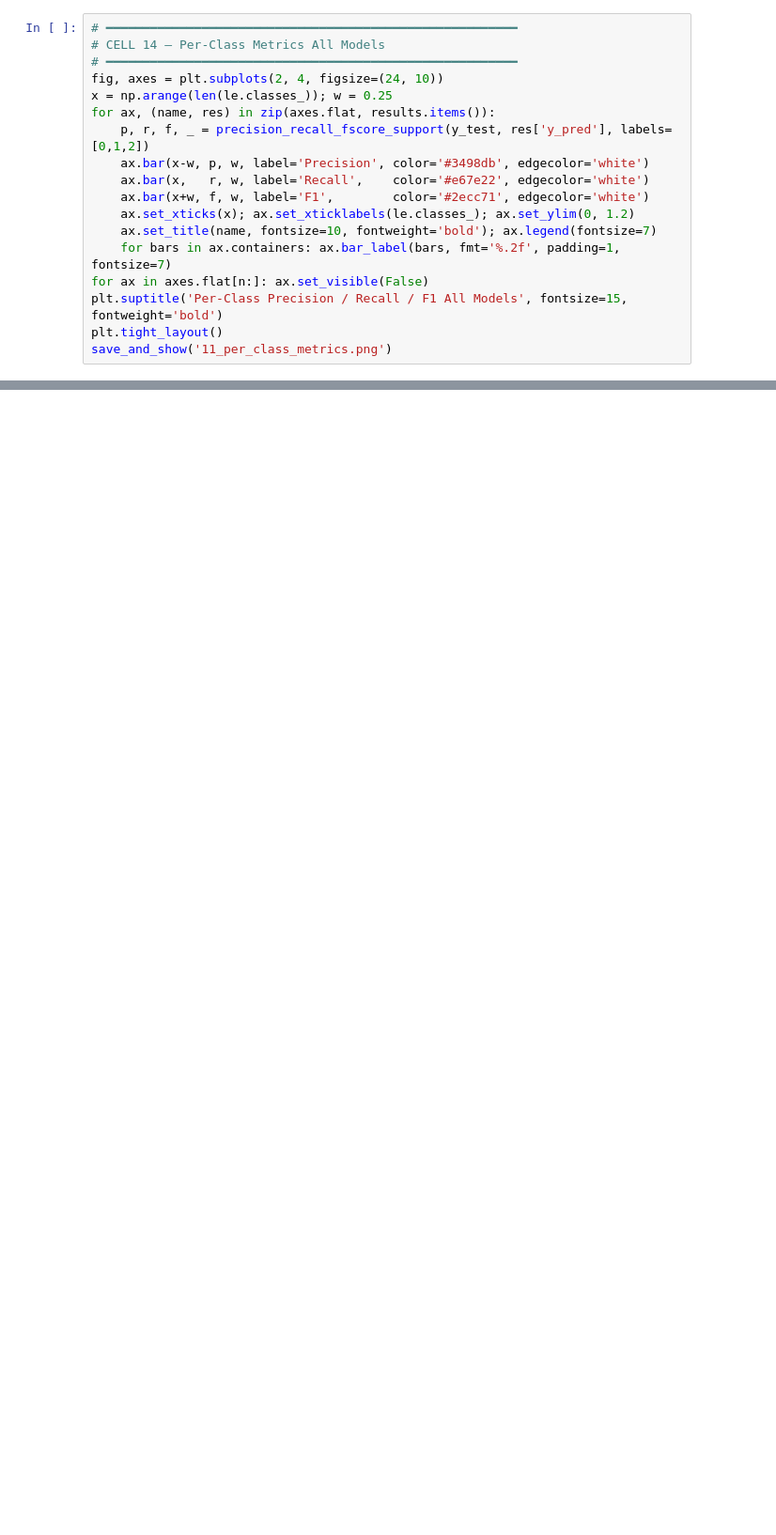
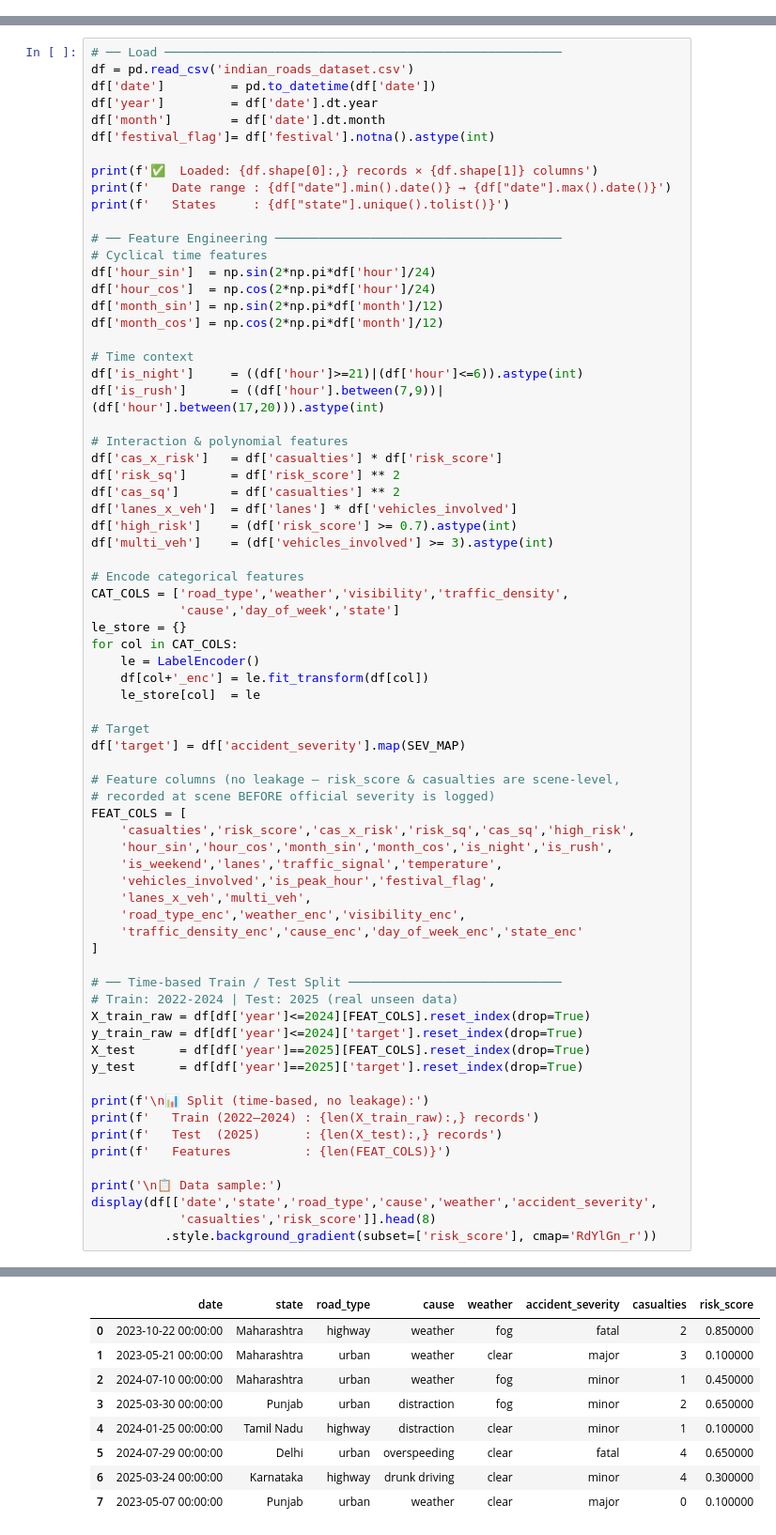
Before and after one commit to Divyansh2602/2026_accident_model, a Jupyter notebook: indian_roads_2026.ipynb, the cells around one changed output, grey strips where cells are left out. Shown at 94% size. Cells and saved outputs as stored; diff of their text form; blank space fills up the shorter version.

```diff
--- a/indian_roads_2026.ipynb
+++ b/indian_roads_2026.ipynb
@@ -475,18 +0,0 @@ save_and_show('10_all_confusion_matrices.png')
-# %%
-# ━━━━━━━━━━━━━━━━━━━━━━━━━━━━━━━━━━━━━━━━━━━━━━━━━━━━━━━━
-# CELL 14 — Per-Class Metrics All Models
-# ━━━━━━━━━━━━━━━━━━━━━━━━━━━━━━━━━━━━━━━━━━━━━━━━━━━━━━━━
-fig, axes = plt.subplots(2, 4, figsize=(24, 10))
-x = np.arange(len(le.classes_)); w = 0.25
-for ax, (name, res) in zip(axes.flat, results.items()):
-    p, r, f, _ = precision_recall_fscore_support(y_test, res['y_pred'], labels=[0,1,2])
-    ax.bar(x-w, p, w, label='Precision', color='#3498db', edgecolor='white')
-    ax.bar(x,   r, w, label='Recall',    color='#e67e22', edgecolor='white')
-    ax.bar(x+w, f, w, label='F1',        color='#2ecc71', edgecolor='white')
-    ax.set_xticks(x); ax.set_xticklabels(le.classes_); ax.set_ylim(0, 1.2)
-    ax.set_title(name, fontsize=10, fontweight='bold'); ax.legend(fontsize=7)
-    for bars in ax.containers: ax.bar_label(bars, fmt='%.2f', padding=1, fontsize=7)
-for ax in axes.flat[n:]: ax.set_visible(False)
-plt.suptitle('Per-Class Precision / Recall / F1 All Models', fontsize=15, fontweight='bold')
-plt.tight_layout()
-save_and_show('11_per_class_metrics.png')
@@ -812,0 +85,72 @@ casualties, vehicles_involved etc). Fatal class is predicted
+# %%
+# ── Load ──────────────────────────────────────────────────────
+df = pd.read_csv('indian_roads_dataset.csv')
+df['date']         = pd.to_datetime(df['date'])
+df['year']         = df['date'].dt.year
+df['month']        = df['date'].dt.month
+df['festival_flag']= df['festival'].notna().astype(int)
+
+print(f'✅  Loaded: {df.shape[0]:,} records × {df.shape[1]} columns')
+print(f'   Date range : {df["date"].min().date()} → {df["date"].max().date()}')
+print(f'   States     : {df["state"].unique().tolist()}')
+
+# ── Feature Engineering ───────────────────────────────────────
+# Cyclical time features
+df['hour_sin']  = np.sin(2*np.pi*df['hour']/24)
+df['hour_cos']  = np.cos(2*np.pi*df['hour']/24)
+df['month_sin'] = np.sin(2*np.pi*df['month']/12)
+df['month_cos'] = np.cos(2*np.pi*df['month']/12)
+
+# Time context
+df['is_night']     = ((df['hour']>=21)|(df['hour']<=6)).astype(int)
+df['is_rush']      = ((df['hour'].between(7,9))|(df['hour'].between(17,20))).astype(int)
+
+# Interaction & polynomial features
+df['cas_x_risk']   = df['casualties'] * df['risk_score']
+df['risk_sq']      = df['risk_score'] ** 2
+df['cas_sq']       = df['casualties'] ** 2
+df['lanes_x_veh']  = df['lanes'] * df['vehicles_involved']
+df['high_risk']    = (df['risk_score'] >= 0.7).astype(int)
+df['multi_veh']    = (df['vehicles_involved'] >= 3).astype(int)
+
+# Encode categorical features
+CAT_COLS = ['road_type','weather','visibility','traffic_density',
+            'cause','day_of_week','state']
+le_store = {}
+for col in CAT_COLS:
+    le = LabelEncoder()
+    df[col+'_enc'] = le.fit_transform(df[col])
+    le_store[col]  = le
+
+# Target
+df['target'] = df['accident_severity'].map(SEV_MAP)
+
+# Feature columns (no leakage — risk_score & casualties are scene-level,
+# recorded at scene BEFORE official severity is logged)
+FEAT_COLS = [
+    'casualties','risk_score','cas_x_risk','risk_sq','cas_sq','high_risk',
+    'hour_sin','hour_cos','month_sin','month_cos','is_night','is_rush',
+    'is_weekend','lanes','traffic_signal','temperature',
+    'vehicles_involved','is_peak_hour','festival_flag',
+    'lanes_x_veh','multi_veh',
+    'road_type_enc','weather_enc','visibility_enc',
+    'traffic_density_enc','cause_enc','day_of_week_enc','state_enc'
+]
+
+# ── Time-based Train / Test Split ─────────────────────────────
+# Train: 2022-2024 | Test: 2025 (real unseen data)
+X_train_raw = df[df['year']<=2024][FEAT_COLS].reset_index(drop=True)
+y_train_raw = df[df['year']<=2024]['target'].reset_index(drop=True)
+X_test      = df[df['year']==2025][FEAT_COLS].reset_index(drop=True)
+y_test      = df[df['year']==2025]['target'].reset_index(drop=True)
+
+print(f'\n📊 Split (time-based, no leakage):')
+print(f'   Train (2022–2024) : {len(X_train_raw):,} records')
+print(f'   Test  (2025)      : {len(X_test):,} records')
+print(f'   Features          : {len(FEAT_COLS)}')
+
+print('\n📋 Data sample:')
+display(df[['date','state','road_type','cause','weather','accident_severity',
+            'casualties','risk_score']].head(8)
+          .style.background_gradient(subset=['risk_score'], cmap='RdYlGn_r'))
+# %% [output]
@@ -812,0 +167,9 @@ casualties, vehicles_involved etc). Fatal class is predicted
+|  | date | state | road_type | cause | weather | accident_severity | casualties | risk_score |
+| 0 | 2023-10-22 00:00:00 | Maharashtra | highway | weather | fog | fatal | 2 | 0.850000 |
+| 1 | 2023-05-21 00:00:00 | Maharashtra | urban | weather | clear | major | 3 | 0.100000 |
+| 2 | 2024-07-10 00:00:00 | Maharashtra | urban | weather | fog | minor | 1 | 0.450000 |
+| 3 | 2025-03-30 00:00:00 | Punjab | urban | distraction | fog | minor | 2 | 0.650000 |
+| 4 | 2024-01-25 00:00:00 | Tamil Nadu | highway | distraction | clear | minor | 1 | 0.100000 |
+| 5 | 2024-07-29 00:00:00 | Delhi | urban | overspeeding | clear | fatal | 4 | 0.650000 |
+| 6 | 2025-03-24 00:00:00 | Karnataka | highway | drunk driving | clear | minor | 4 | 0.300000 |
+| 7 | 2023-05-07 00:00:00 | Punjab | urban | weather | clear | major | 0 | 0.100000 |
```
Also changed, not shown: parts of 38 cells of this notebook, 30 other files.
